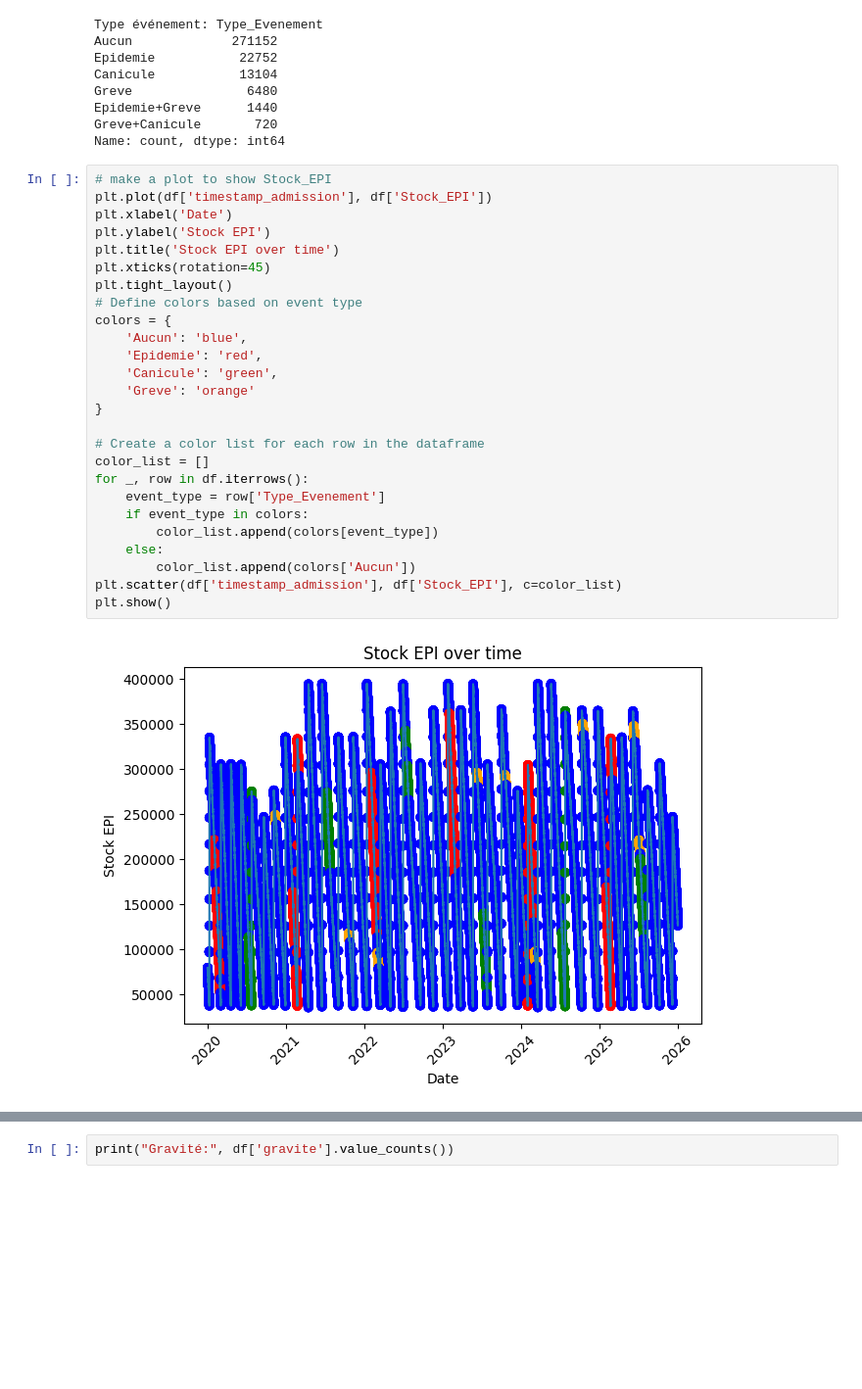
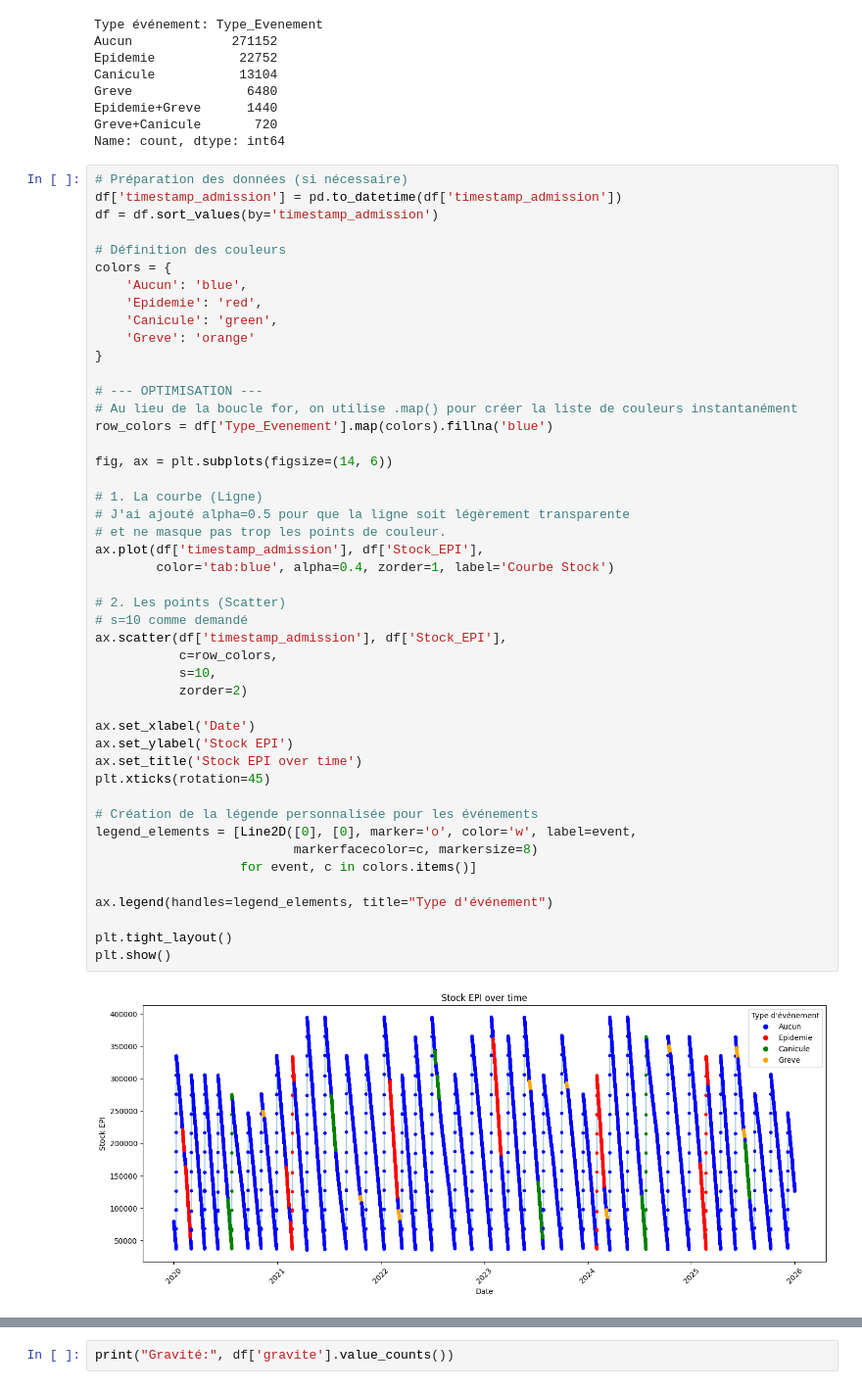
Before and after one commit to MiloBonbaril/DATA-smartcare-analytics, a Jupyter notebook: AED.ipynb, the cells around one changed output, grey strips where cells are left out. Shown at 98% size. Drawn from its saved outputs; the diff is of its cells as text; blank space fills up the shorter version.

```diff
--- a/AED.ipynb
+++ b/AED.ipynb
@@ -88,31 +92,51 @@ Epidemie+Greve      1440
 Greve+Canicule       720
 Name: count, dtype: int64
 # %%
-# make a plot to show Stock_EPI
-plt.plot(df['timestamp_admission'], df['Stock_EPI'])
-plt.xlabel('Date')
-plt.ylabel('Stock EPI')
-plt.title('Stock EPI over time')
-plt.xticks(rotation=45)
-plt.tight_layout()
-# Define colors based on event type
+# Préparation des données (si nécessaire)
+df['timestamp_admission'] = pd.to_datetime(df['timestamp_admission'])
+df = df.sort_values(by='timestamp_admission')
+
+# Définition des couleurs
 colors = {
     'Aucun': 'blue',
     'Epidemie': 'red',
     'Canicule': 'green',
     'Greve': 'orange'
 }
 
-# Create a color list for each row in the dataframe
-color_list = []
-for _, row in df.iterrows():
-    event_type = row['Type_Evenement']
-    if event_type in colors:
-        color_list.append(colors[event_type])
-    else:
-        color_list.append(colors['Aucun'])
-plt.scatter(df['timestamp_admission'], df['Stock_EPI'], c=color_list)
+# --- OPTIMISATION ---
+# Au lieu de la boucle for, on utilise .map() pour créer la liste de couleurs instantanément
+row_colors = df['Type_Evenement'].map(colors).fillna('blue')
+
+fig, ax = plt.subplots(figsize=(14, 6))
+
+# 1. La courbe (Ligne)
+# J'ai ajouté alpha=0.5 pour que la ligne soit légèrement transparente
+# et ne masque pas trop les points de couleur.
+ax.plot(df['timestamp_admission'], df['Stock_EPI'],
+        color='tab:blue', alpha=0.4, zorder=1, label='Courbe Stock')
+
+# 2. Les points (Scatter)
+# s=10 comme demandé
+ax.scatter(df['timestamp_admission'], df['Stock_EPI'],
+           c=row_colors,
+           s=10,
+           zorder=2)
+
+ax.set_xlabel('Date')
+ax.set_ylabel('Stock EPI')
+ax.set_title('Stock EPI over time')
+plt.xticks(rotation=45)
+
+# Création de la légende personnalisée pour les événements
+legend_elements = [Line2D([0], [0], marker='o', color='w', label=event,
+                          markerfacecolor=c, markersize=8)
+                   for event, c in colors.items()]
+
+ax.legend(handles=legend_elements, title="Type d'événement")
+
+plt.tight_layout()
 plt.show()
 # %% [output]
-[figure, old version]
+[figure, new version]
 # %%
```
Also changed, not shown: parts of 10 cells of this notebook.
